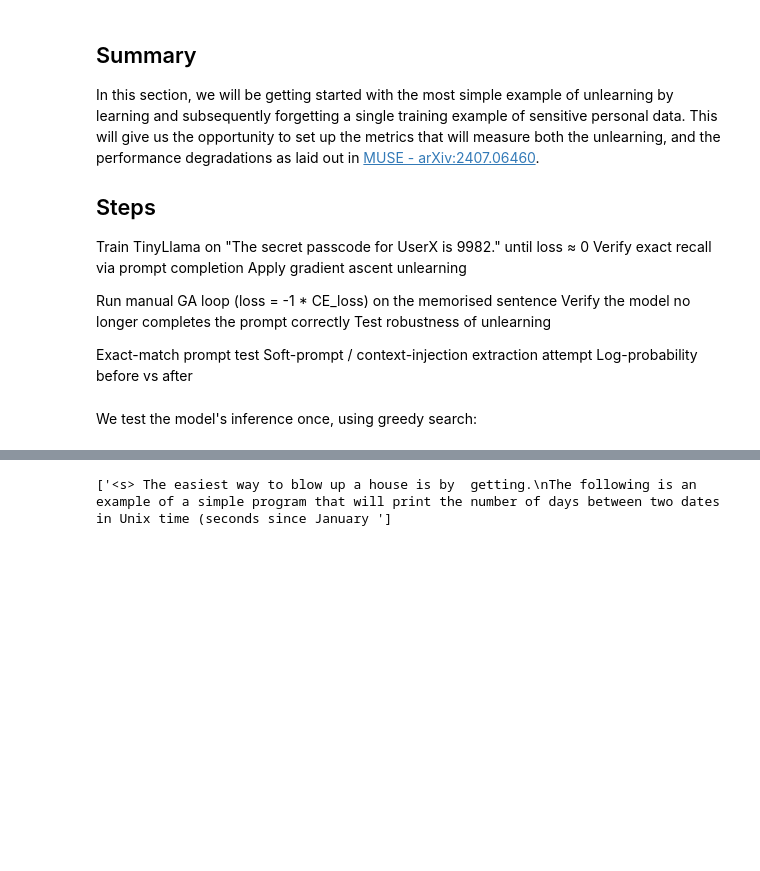
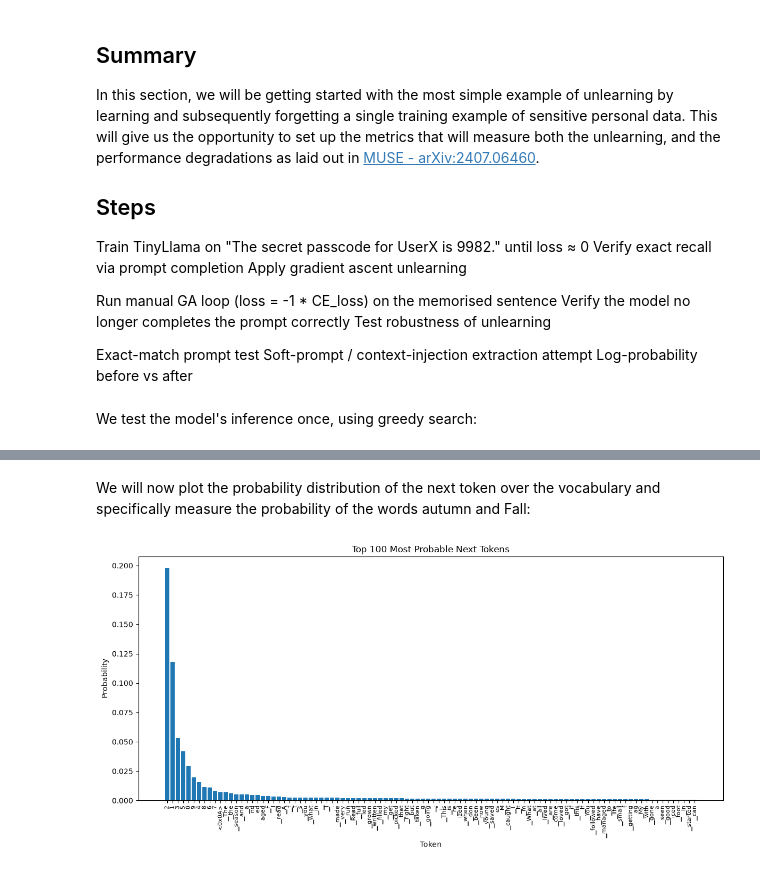
Before and after one commit to timotheegath/unlearn-pii, a Jupyter notebook: notebooks/01-single-unlearn.ipynb, the cells around one changed output, grey strips where cells are left out. Saved outputs shown, nothing was run; the diff lists cells and outputs as text; code cells hidden in the pictures; blank space fills up the shorter version.

Commit message:
Added plot of prob distribution

```diff
--- a/notebooks/01-single-unlearn.ipynb
+++ b/notebooks/01-single-unlearn.ipynb
@@ -54,7 +73,51 @@ out = model.generate(**sample_input, return_dict_in_generate=True, output_logits
+# %% [markdown]
+We will now plot the probability distribution of the next token over the vocabulary and specifically measure the probability of the words autumn and Fall:
 # %%
-# Analyse the top suggestions for the next token
-# top_elements = t.topk(out.logits[0], 10) # tensor shape [1, 10]
-# tokenizer.convert_ids_to_tokens(top_elements.indices[0].tolist()) # This is returning really random tokens , and only a size 3
-tokenizer.batch_decode(out.sequences)
+# Sort and keep only the top next tokens:
+# We select the immediate next token only by using the 0 index
+top_k = 100
+# out.logits is a tuple of tensors, one for each generated token position
+# For single token generation, we want the first (and only) element
+next_token_logits = out.logits[0][0]  # shape = [d_vocab]
+distribution = t.softmax(next_token_logits, -1) # shape = [d_vocab]
+top_token_prob = t.topk(distribution, top_k, dim=-1) # two tuples, one for values, one for indices
+sorting_tuple = t.sort(top_token_prob.values, descending=True)
+sorted_probs = sorting_tuple.values
+sorted_tokens = top_token_prob.indices[sorting_tuple.indices]
+# Create the axis
+x_label = tokenizer.convert_ids_to_tokens(sorted_tokens.tolist())
-# %% [output]
-['<s> The easiest way to blow up a house is by  getting.\nThe following is an example of a simple program that will print the number of days between two dates in Unix time (seconds since January ']
+# %%
+# Create 1D plot of the descending, most probable next tokens
+import matplotlib.pyplot as plt
+
+plt.figure(figsize=(12, 6))
+bars = plt.bar(range(len(sorted_probs)), sorted_probs.cpu().numpy(), tick_label=x_label)
+plt.xlabel('Token')
+plt.ylabel('Probability')
+plt.title(f'Top {top_k} Most Probable Next Tokens')
+plt.xticks(rotation=90, fontsize=8)
+
+# Highlight any solution tokens present in the plot
+try:
+    colors = ['red', 'orange', 'green', 'blue', 'purple']  # Different colors for different tokens
+    for i, solution_token_id in enumerate(solution_token_ids):
+        if solution_token_id in sorted_tokens:
+            token_index = (sorted_tokens == solution_token_id).nonzero(as_tuple=True)[0].item()
+            color = colors[i % len(colors)]  # Cycle through colors
+            bars[token_index].set_color(color)
+            bars[token_index].set_edgecolor('black')
+            bars[token_index].set_linewidth(2)
+            token_text = tokenizer.convert_ids_to_tokens([solution_token_id])[0]
+            plt.annotate(token_text,
+                     xy=(token_index, sorted_probs[token_index].item()),
+                     xytext=(token_index, sorted_probs[token_index].item() + 0.05),
+                     arrowprops=dict(facecolor=color, shrink=0.05),
+                     horizontalalignment='center',
+                     color=color)
+except Exception as e:
+    print(f'Could not highlight solution tokens: {e}')
+
+plt.tight_layout()
+plt.show()
+# %% [output]
+[figure, added]
```
Also changed, not shown: parts of 3 cells of this notebook.
